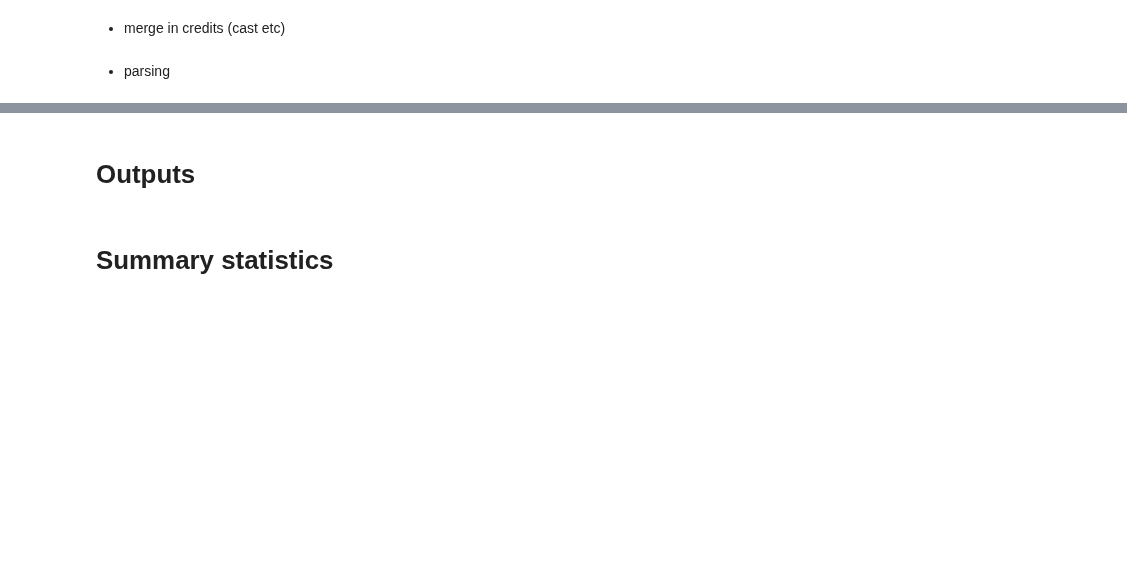
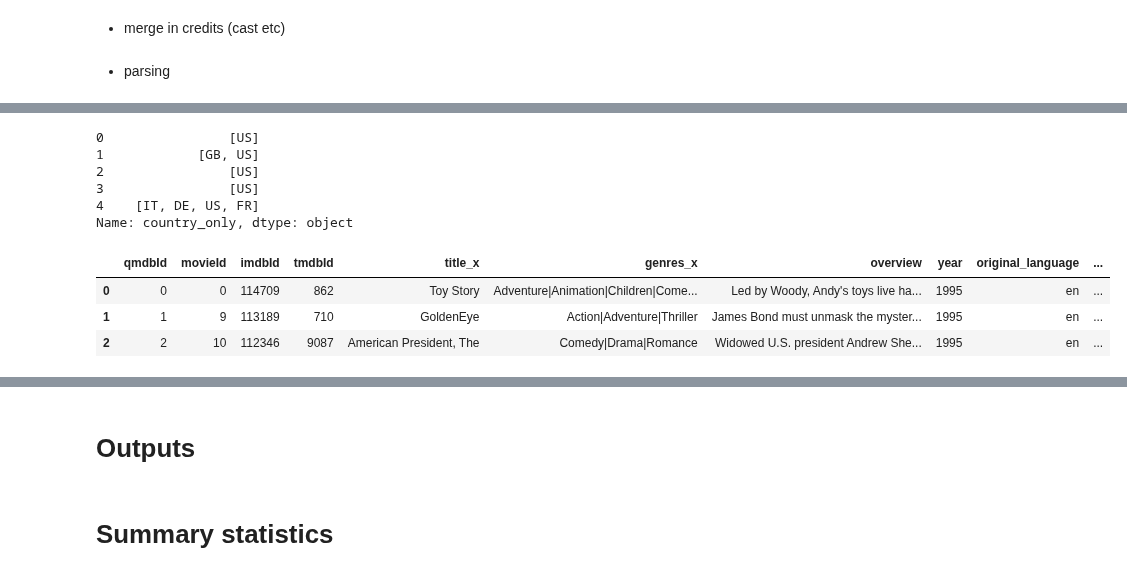
Before and after one commit to zxzhaixiang/QMDB, a Jupyter notebook: data/processed_data/prospecting_data_merge.ipynb, the cells around one changed output, grey strips where cells are left out. Cells and saved outputs as stored; diff of their text form; code cells hidden in the pictures; blank space fills up the shorter version.

```diff
--- a/data/processed_data/prospecting_data_merge.ipynb
+++ b/data/processed_data/prospecting_data_merge.ipynb
@@ -105,3 +141,25 @@ df5['cast_kws'] = actor_director
+# %%
+# print(df5['genres_x'][0:2])
+print(df5['country_only'][0:5])
+# %% [output]
+0                [US]
+1            [GB, US]
+2                [US]
+3                [US]
+4    [IT, DE, US, FR]
+Name: country_only, dtype: object
+# %%
+df5_5 = df5[['qmdbId','movieId', 'imdbId', 'tmdbId', 'title_x','genres_x', 'overview', 'year', 'original_language', 'country_only', \
+            'director_name', 'cast_5' ]]
+
+df5_5.to_json('../processed_data/db_.json', orient='columns')
+# %%
+df5_5.head(3)
+# %% [output]
+|  | qmdbId | movieId | imdbId | tmdbId | title_x | genres_x | overview | year | original_language | ... |
+| 0 | 0 | 0 | 114709 | 862 | Toy Story | Adventure|Animation|Children|Come... | Led by Woody, Andy's toys live ha... | 1995 | en | ... |
+| 1 | 1 | 9 | 113189 | 710 | GoldenEye | Action|Adventure|Thriller | James Bond must unmask the myster... | 1995 | en | ... |
+| 2 | 2 | 10 | 112346 | 9087 | American President, The | Comedy|Drama|Romance | Widowed U.S. president Andrew She... | 1995 | en | ... |
 # %%
 df6 = df5[['qmdbId','movieId','tmdbId','imdbId','year','genre_kws','description_kws','cast_kws']]
 # %%
```
Also changed, not shown: parts of 6 cells of this notebook, 5 other files.
